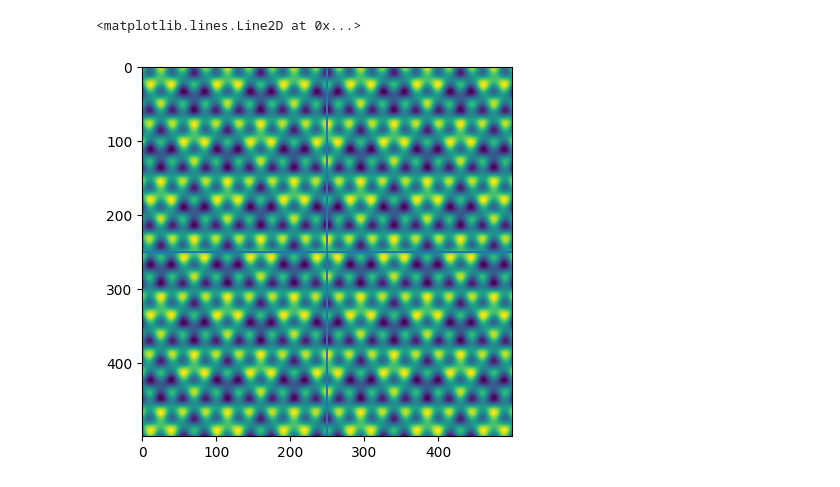
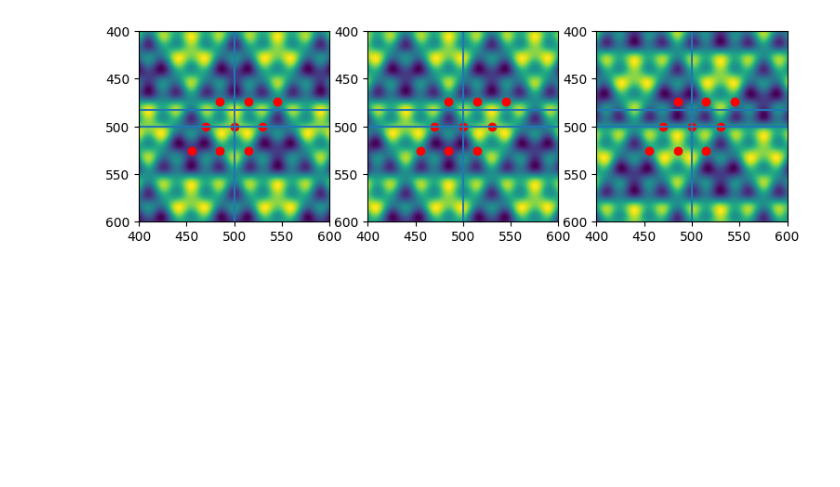
Before and after one commit to Potdooshami/2H_TaSe2_Tc_STM, a Jupyter notebook: G03_define_domain.ipynb, the cells around one changed output. Cells and saved outputs as stored; diff of their text form; code cells hidden in the pictures; blank space fills up the shorter version.

```diff
--- a/G03_define_domain.ipynb
+++ b/G03_define_domain.ipynb
@@ -1,7 +1,10 @@
+# %%
+from filemanager import FileManager
+fm = FileManager('assets','G03','foo')
 # %%
 import numpy as np
 
-W, H = 500, 500
+W, H = 1000, 1000
 # Create 1D coordinate arrays
 x = np.linspace(-20, 20, W)
 y = np.linspace(-20, 20, H)
@@ -115,8 +118,9 @@ def get_angle_vector(angle_deg):
 cs = get_angle_vector
 
 r3 = np.sqrt(3)
-spacing=30
-sigma=15
+scl = 1
+spacing=30*scl
+sigma=15*scl
 posYinYangs = np.array(((0,0),
                         r3*30*cs(30)))
 shifts = 15*r3*np.array((
@@ -146,15 +150,38 @@ def cdw(center_shift = (0,0)):
     return img
 # %%
 # img = base_lattice() + cdw(0)*2
-latt = base_lattice()
-# cdw0 = cdw(0)*2
-cdw1 = cdw(30*cs(120))
-cdw0 = cdw(30*cs(60))
-cdw00 = cdw(0)
+isCaching = False
+cdwss = np.zeros((3,3,H,W))
+a1 = 30*cs(0)
+a2 = 30*cs(120)
+xy12 = np.zeros((2,3,3))
+for n1 in [-1,0,1]:
+    for n2 in [-1,0,1]:
+        xy12[:,n1+1,n2+1] = np.array((H,W))/2 + a1*n1+a2*n2
+if isCaching:
+    latt = base_lattice()
+    for n1 in [-1,0,1]:
+        for n2 in [-1,0,1]:
+            shift = n1*a1+n2*a2
+            cdwss[n1+1,n2+1] = cdw(shift)
+    fm.timestamp()
+    np.savez_compressed(fm.get_filepath('test','npz'),cdwss=cdwss,latt=latt)
+else:
+    fn =r'D:\github\2H_TaSe2_Tc_STM\dataCache\G03\cdwsim\2026-08-10_01-26-38\G03_cdwsim_test_2026-08-10_01-26-38.npz'
+    cdwss = np.load(fn)['cdwss']
+    latt = np.load(fn)['latt']
+    msb,nsb,ssb = 1,3,3
+    fig,axs = plt.subplots(msb,nsb,figsize= (nsb*ssb,msb*ssb))
+    n1s = [1,2,1]
+    n2s = [1,1,2]
+    for isb,ax,n1,n2 in zip(range(3),axs,n1s,n2s):
+        plt.sca(ax)
+        plt.imshow(cdwss[n1,n2,:,:]*2 + latt)
+        plt.axhline(H/2)
+        plt.axhline(H/2-30/r3)
+        plt.axvline(W/2)
+        plt.scatter(xy12[0,:,:].flatten(),xy12[1,:,:].flatten(),c='r')
+        plt.xlim(400,600)
+        plt.ylim(600,400)
+# %% [output]
+[figure, added]
-# %%
-plt.imshow(latt+cdw00)
-plt.axhline(H/2)
-plt.axvline(W/2)
-# %% [output]
-<matplotlib.lines.Line2D at 0x...>
-[figure, removed]
```
Also changed, not shown: parts of 6 cells of this notebook, 2 other files.
